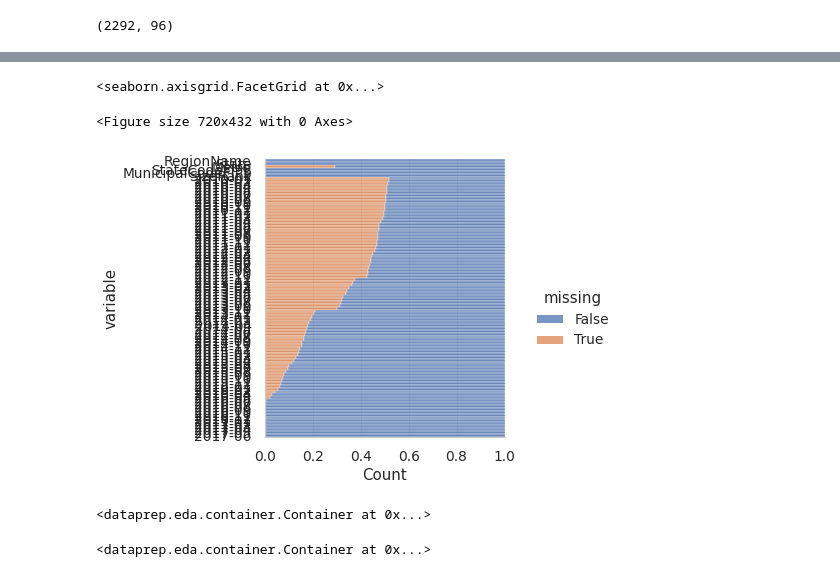
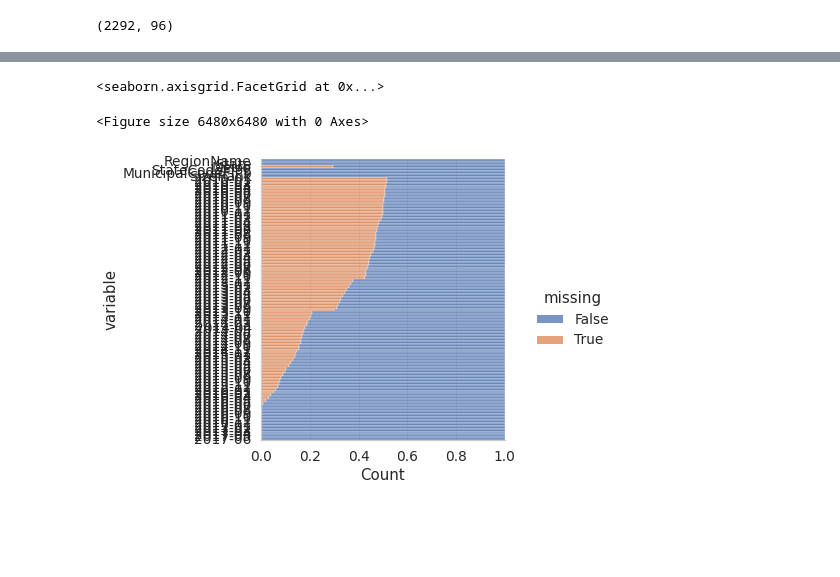
Before and after one commit to robptrck/data-science-project-template, a Jupyter notebook: data_science_project_template.ipynb, the cells around one changed output, grey strips where cells are left out. Cells and saved outputs as stored; diff of their text form; code cells hidden in the pictures; blank space fills up the shorter version.

```diff
--- a/data_science_project_template.ipynb
+++ b/data_science_project_template.ipynb
@@ -78,26 +88,14 @@ Length: 96, dtype: int64
 # %%
 # VISUALIZE NULLS
 
-plt.figure(figsize=(10,6))
+plt.figure(figsize=(90,90))
 sns.displot(
     data=df.isna().melt(value_name="missing"),
     y="variable",
     hue="missing",
     multiple="fill",
     aspect=1.25)
 # %% [output]
 <seaborn.axisgrid.FacetGrid at 0x...>
-<Figure size 720x432 with 0 Axes>
+<Figure size 6480x6480 with 0 Axes>
-[figure, old version]
+[figure, new version]
-# %%
-# MISSING VALUES (HINT: CHECK BAR CHART)
-
-plot_missing(df)
-# %% [output]
-<dataprep.eda.container.Container at 0x...>
-# %%
-# CORRELATION (HINT: CHECK PEARSON, SPEARMAN, KENDALLTAU)
-
-plot_correlation(df)
-# %% [output]
-<dataprep.eda.container.Container at 0x...>
```
Also changed, not shown: parts of 9 cells of this notebook.
